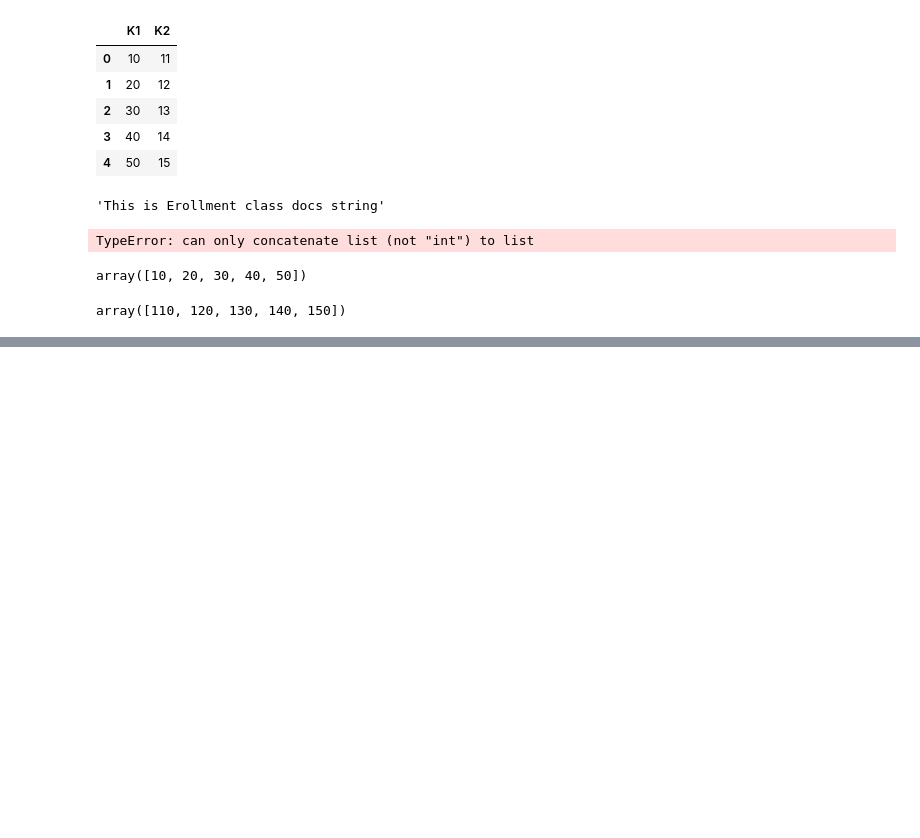
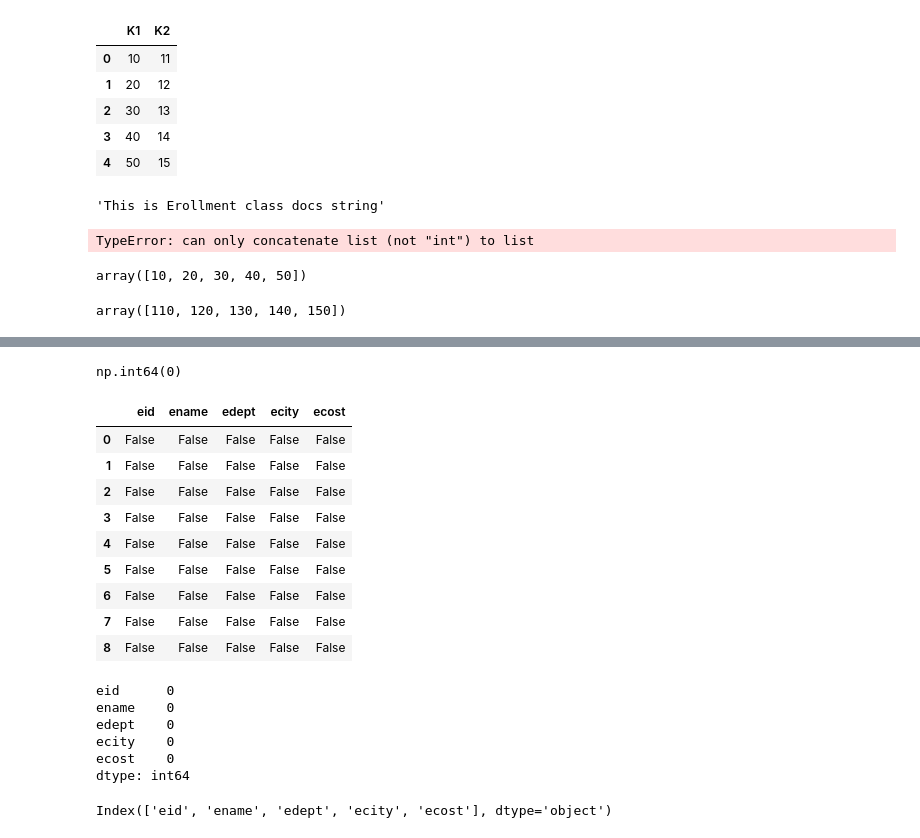
Before and after one commit to pakarthikstudent/DE_Sep, a Jupyter notebook: DAY1/SEP-DE-1.ipynb, the cells around one changed output, grey strips where cells are left out. Saved outputs shown, nothing was run; the diff lists cells and outputs as text; code cells hidden in the pictures; blank space fills up the shorter version.

```diff
--- a/DAY1/SEP-DE-1.ipynb
+++ b/DAY1/SEP-DE-1.ipynb
@@ -826,0 +1494,4 @@ array([110, 120, 130, 140, 150])
+# %%
+import pandas as pd
+df_csv = pd.read_csv('emp.csv') # 1. load emp.csv data set
+df_csv.info() # 2. using info()
@@ -826,0 +1537,30 @@ array([110, 120, 130, 140, 150])
+# %%
+df_csv.duplicated().sum()
+# %% [output]
+np.int64(0)
+# %%
+# drop duplicates
+df_csv.drop_duplicates(inplace=True)
+# %%
+# 6. test - any NaN Value exists - drop NaN value index based and column based
+df_csv.isnull()
+# %% [output]
+|  | eid | ename | edept | ecity | ecost |
+| 0 | False | False | False | False | False |
+| 1 | False | False | False | False | False |
+| 2 | False | False | False | False | False |
+| 3 | False | False | False | False | False |
+| 4 | False | False | False | False | False |
+| 5 | False | False | False | False | False |
+| 6 | False | False | False | False | False |
+| 7 | False | False | False | False | False |
+| 8 | False | False | False | False | False |
+# %%
+df_csv.isnull().sum()
+# %% [output]
+eid      0
+ename    0
+edept    0
+ecity    0
+ecost    0
+dtype: int64
@@ -826,0 +1573,5 @@ array([110, 120, 130, 140, 150])
+# %%
+# 7. rename some selective columns
+df_csv.columns
+# %% [output]
+Index(['eid', 'ename', 'edept', 'ecity', 'ecost'], dtype='object')
```
Also changed, not shown: parts of 125 cells of this notebook.
